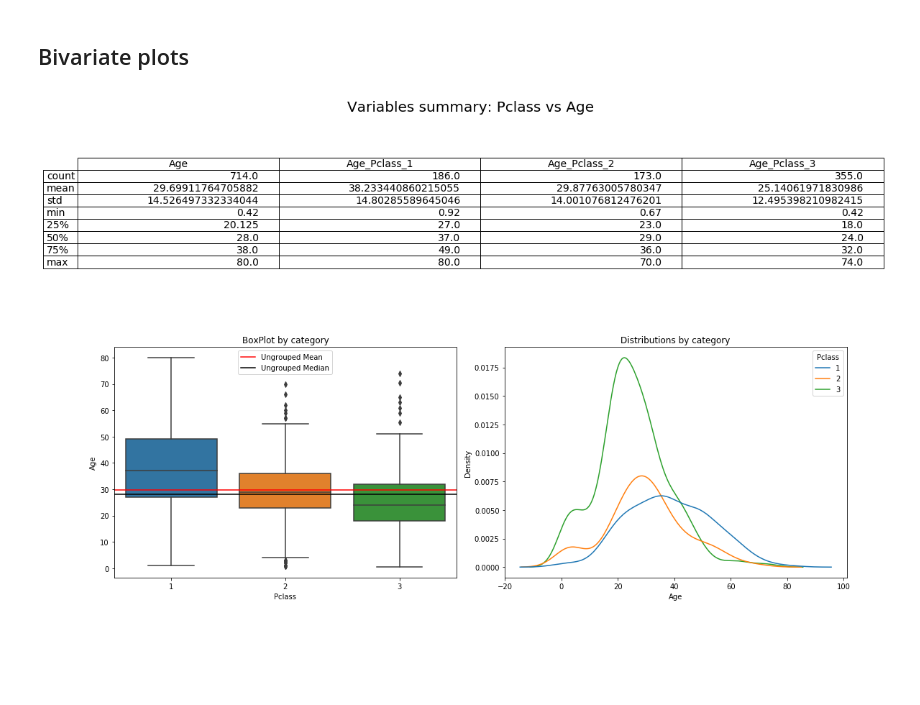
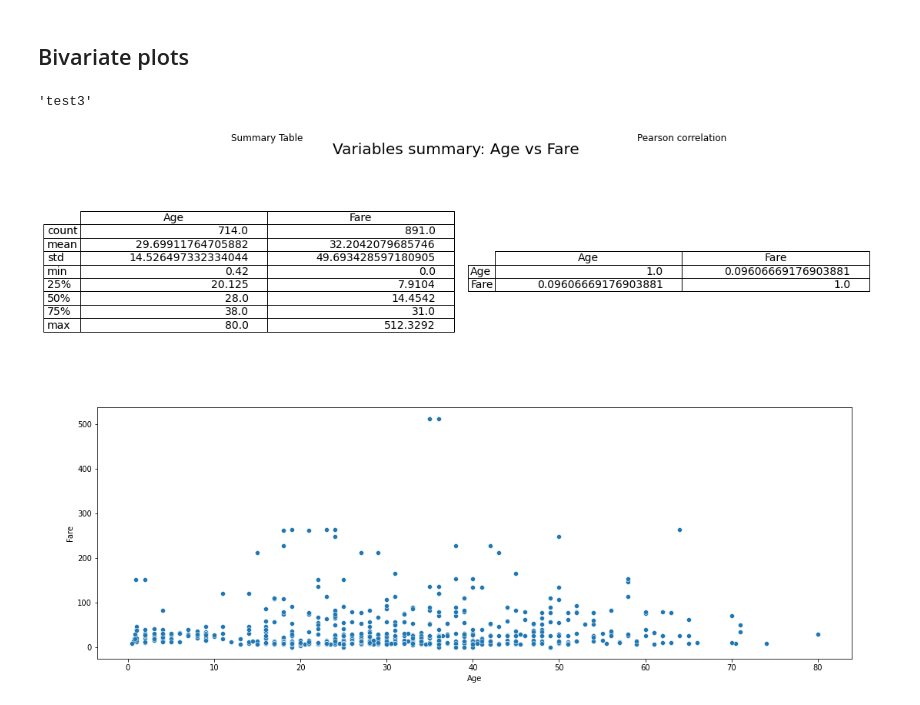
Before and after one commit to edoardovivo/MLAutoEDA, a Jupyter notebook: AutoEDA.ipynb, the cells around one changed output. Drawn from its saved outputs; the diff is of its cells as text; code cells hidden in the pictures; blank space fills up the shorter version.

Commit message:
Added numercial vs numerical plot

```diff
--- a/AutoEDA.ipynb
+++ b/AutoEDA.ipynb
@@ -65,7 +43,7 @@ sns.__version__
 # %% [markdown]
 ## Read Data
 # %%
-DATA_PATH = os.path.join(os.getcwd(), 'Data', 'titanic')
+DATA_PATH = os.path.join(os.getcwd(), 'titanic')
 # %%
 train_df = pd.read_csv(os.path.join(DATA_PATH, 'train.csv'))
 test_df = pd.read_csv(os.path.join(DATA_PATH, 'test.csv'))
@@ -95,8 +80,13 @@ from AutoEDA import categorical_vs_numerical
+# %%
+eda.test()
+# %% [output]
+'test3'
 # %%
 column_cat, column_num = "Pclass", "Age"
+column_num1, column_num2 = "Age", "Fare"
 dataframe = train_df
 # %%
-categorical_vs_numerical(dataframe, column_num, column_cat,
+eda.numerical_vs_numerical(dataframe, column_num1, column_num2,
                          palette=None, ax=None, order=None)
 # %% [output]
-[figure, old version]
+[figure, new version]
```
Also changed, not shown: parts of 4 cells of this notebook, 6 other files.
